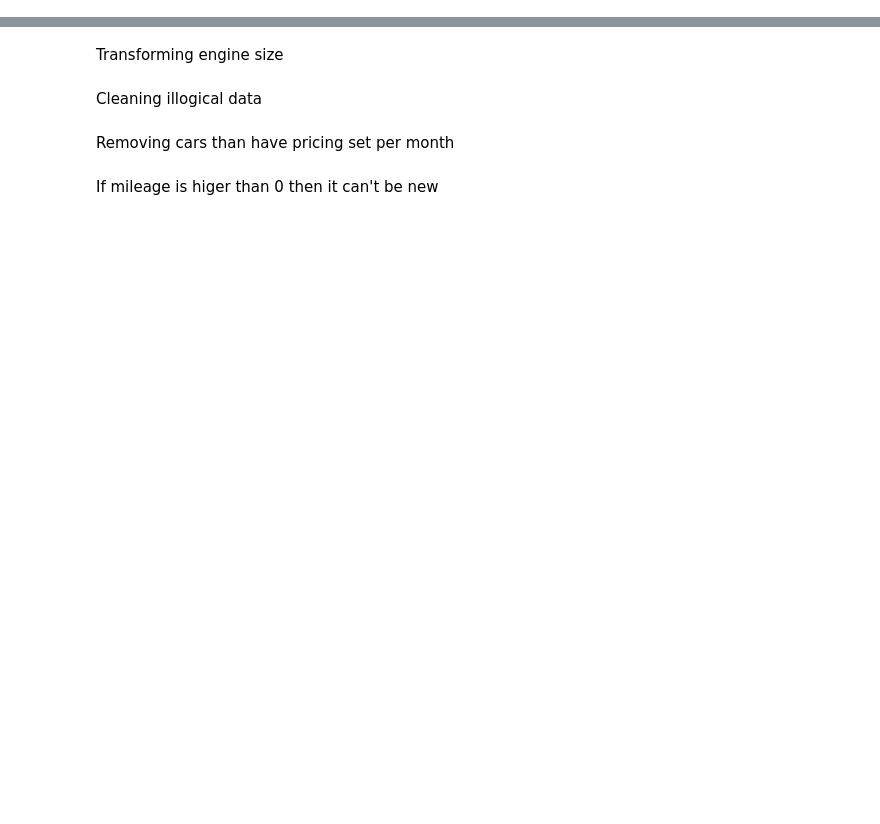
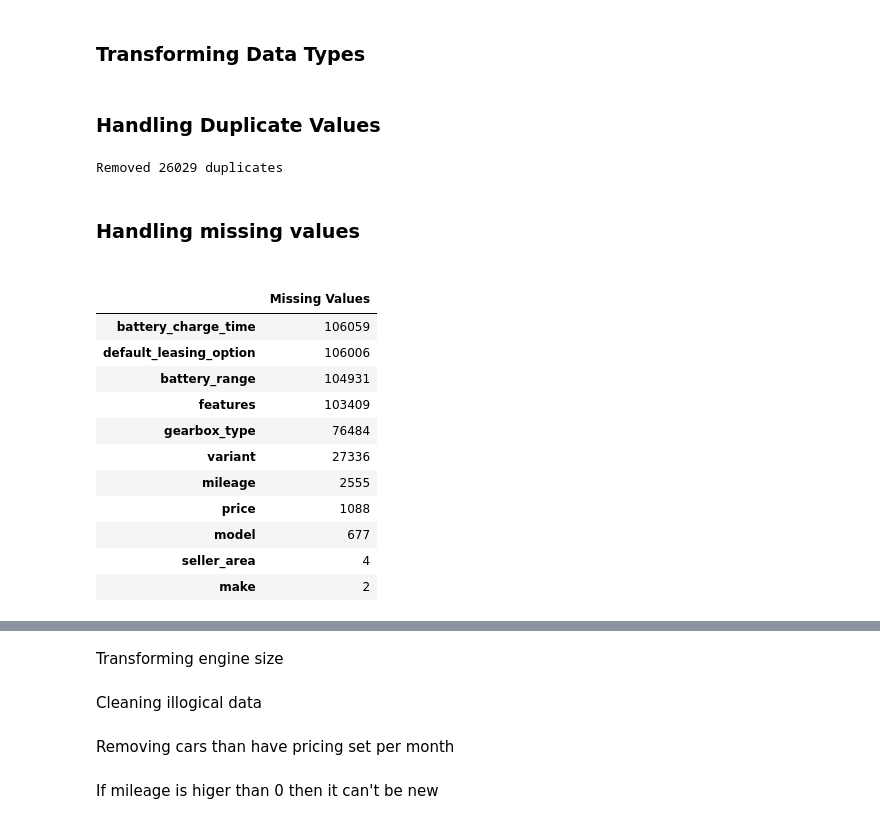
Before and after one commit to georfil/scraper-Car.gr, a Jupyter notebook: Untitled-1.ipynb, the cells around one changed output, grey strips where cells are left out. Drawn from its saved outputs; the diff is of its cells as text; code cells hidden in the pictures; blank space fills up the shorter version.

```diff
--- a/Untitled-1.ipynb
+++ b/Untitled-1.ipynb
@@ -35,3 +38,5 @@ Transforming Data Types
+# %% [markdown]
+<h3>Transforming Data Types</h3>
 # %%
 df["id"] = df["id"].astype(str)
 df["registration"] = pd.to_datetime(df["registration"], format="%m/%Y")
@@ -39,0 +46,26 @@ df["engine_power"] = df["engine_power"].apply(lambda x: int(x.split(" ")[0].repl
+# %% [markdown]
+<h3>Handling Duplicate Values</h3>
+# %%
+duplicate_count = df[df.duplicated(subset="id")]["id"].count()
+df.drop_duplicates(subset="id", inplace=True)
+print(f"Removed {duplicate_count} duplicates")
+# %% [output]
+Removed 26029 duplicates
+# %% [markdown]
+<h3>Handling missing values<h3>
+# %%
+nan_values_df = pd.DataFrame(df.isna().sum(), columns=["count"])
+nan_values_df[nan_values_df["count"]>0].sort_values(by="count", ascending=False).rename(columns={"count":"Missing Values"})
+# %% [output]
+|  | Missing Values |
+| battery_charge_time | 106059 |
+| default_leasing_option | 106006 |
+| battery_range | 104931 |
+| features | 103409 |
+| gearbox_type | 76484 |
+| variant | 27336 |
+| mileage | 2555 |
+| price | 1088 |
+| model | 677 |
+| seller_area | 4 |
+| make | 2 |
```
Also changed, not shown: parts of 39 cells of this notebook, 2 other files.
